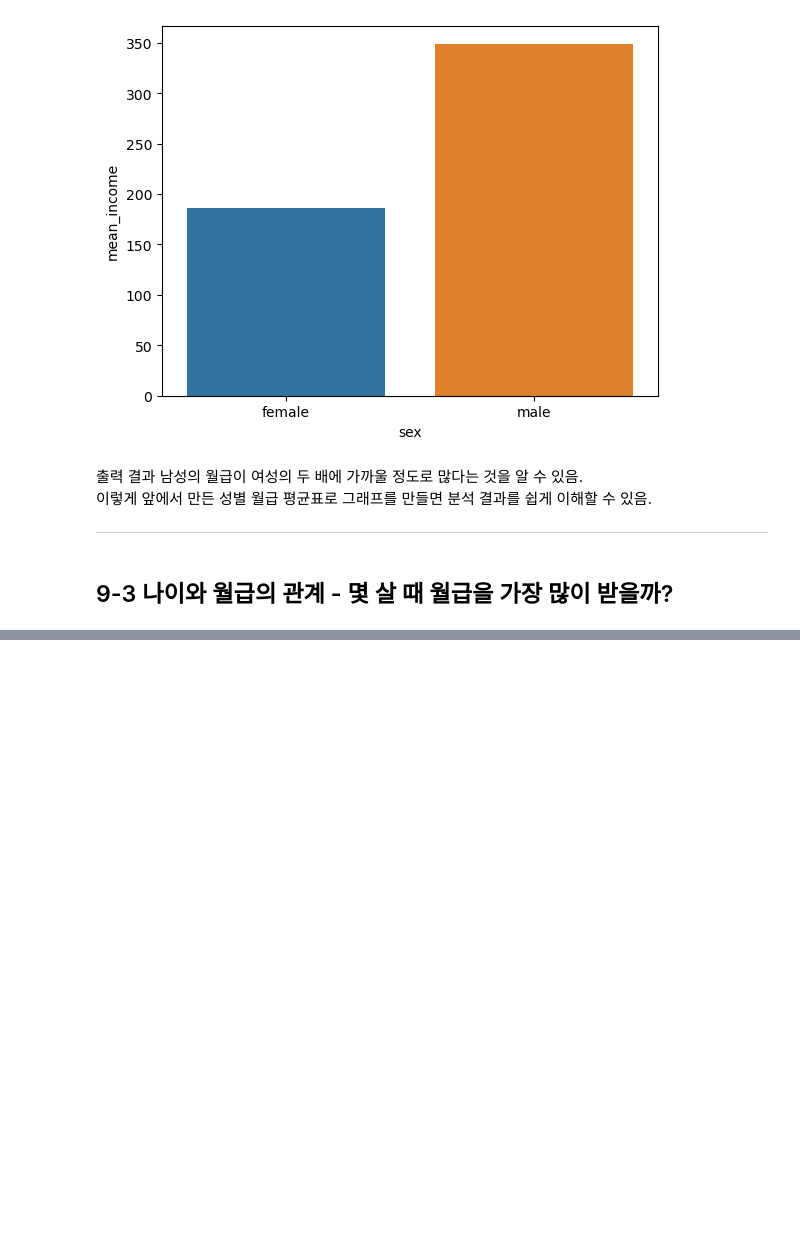
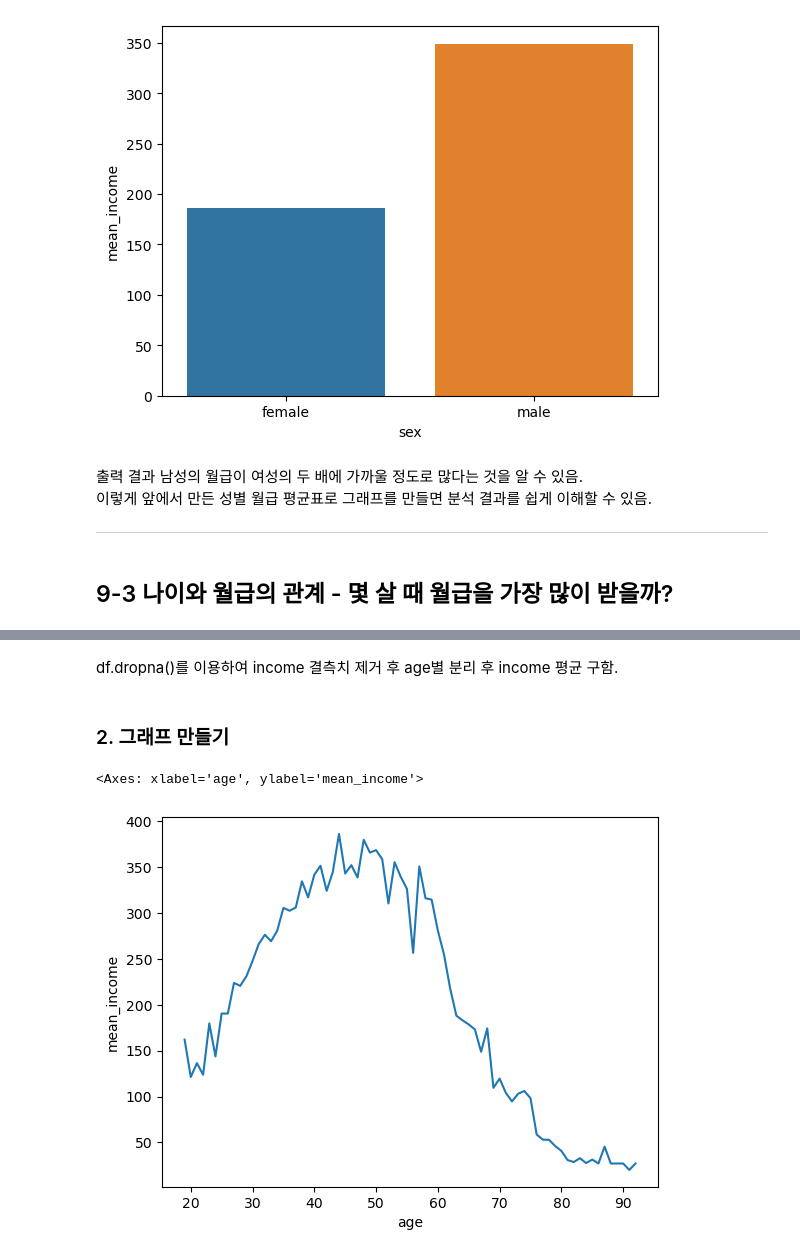
Before and after one commit to chlwldns00/weit, a Jupyter notebook: chapter9/chapter9.ipynb, the cells around one changed output, grey strips where cells are left out. Drawn from its saved outputs; the diff is of its cells as text; code cells hidden in the pictures; blank space fills up the shorter version.

```diff
--- a/chapter9/chapter9.ipynb
+++ b/chapter9/chapter9.ipynb
@@ -235,0 +319,6 @@ sns.barplot(data = sex_income, x = 'sex', y = 'mean_income')
+# %%
+# 나이별 월급 평균표 만들기
+age_income = welfare.dropna(subset = ['income']) \
+                    .groupby('age') \
+                    .agg(mean_income = ('income', 'mean'))
+age_income.head()
@@ -235,0 +333,10 @@ sns.barplot(data = sex_income, x = 'sex', y = 'mean_income')
+# %% [markdown]
+df.dropna()를 이용하여 income 결측치 제거 후 age별 분리 후 income 평균 구함.
+# %% [markdown]
+<h3>2. 그래프 만들기</h2>
+# %%
+# x축을 나이, y축을 월급으로 지정하고 나이에 따른 월급의 변화를 나타낸 선 그래프 만들기
+sns.lineplot(data = age_income, x = 'age', y = 'mean_income')
+# %% [output]
+<Axes: xlabel='age', ylabel='mean_income'>
+[figure, added]
```
Also changed, not shown: parts of 37 cells of this notebook.
